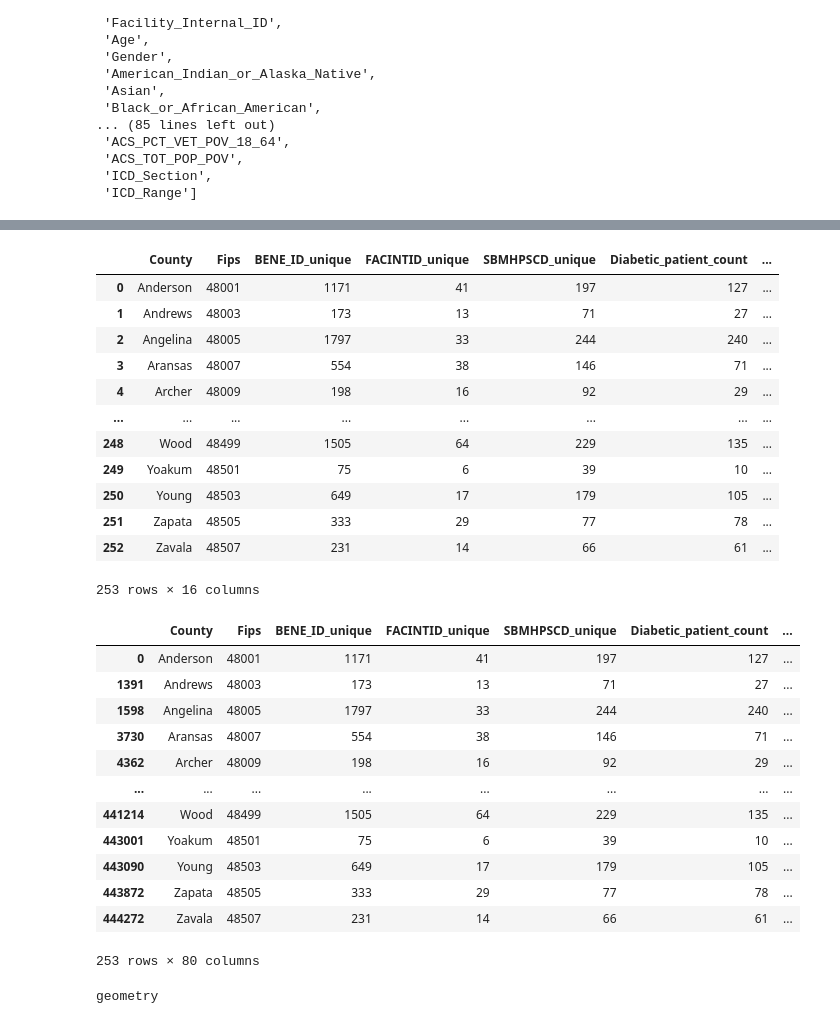
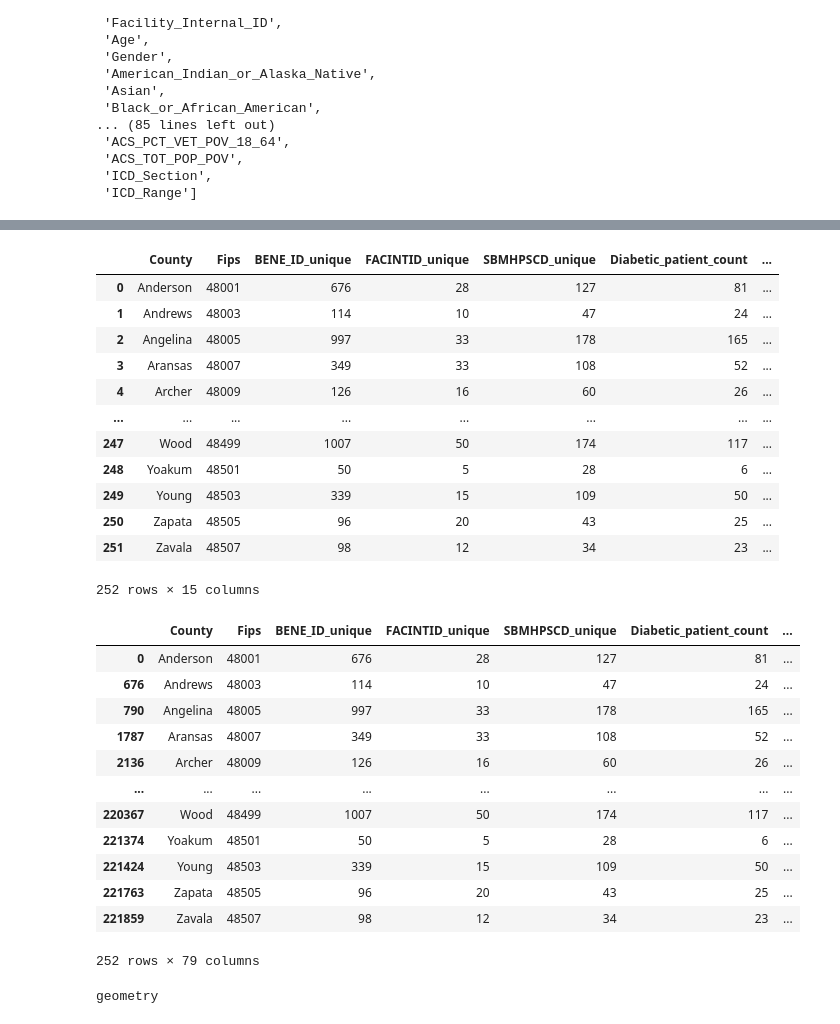
Before and after one commit to AI2TXST/PRECISION-Connect, a Jupyter notebook: src/building_connect_v2/finalDashboardData_v2.ipynb, the cells around one changed output, grey strips where cells are left out. Saved outputs shown, nothing was run; the diff lists cells and outputs as text; code cells hidden in the pictures.

```diff
--- a/src/building_connect_v2/finalDashboardData_v2.ipynb
+++ b/src/building_connect_v2/finalDashboardData_v2.ipynb
@@ -376,36 +375,35 @@ grouped_df.to_csv('data/streamlit_df.csv', index=False)
 # %%
 # Grouping the data
 grouped_df = merged_data_copy1.groupby(['County', 'Fips']).agg(
     BENE_ID_unique=('Beneficiary_ID', 'nunique'),
     FACINTID_unique=('Facility_Internal_ID', 'nunique'),
     SBMHPSCD_unique=('Submitted_HIPPS_Code', 'nunique'),
-    Diabetic_patient_count=('is_diabetes', lambda x: (x == 1).sum()),
-    HeartFailure_patient_count=('is_heart_failure', lambda x: (x == 1).sum()),
-    Hypertension_patient_count=('is_hypertension', lambda x: (x == 1).sum()),
-    RenalFailure_patient_count=('is_deceased', lambda x: (x == 1).sum()),
-    Readmission_1_count=('READMISSION', lambda x: (x == 1).sum()),
-    Readmission_0_count=('READMISSION', lambda x: (x == 0).sum()),
+    Diabetic_patient_count=('has_diabetes', lambda x: (x == 1).sum()),
+    HeartFailure_patient_count=('has_heart_failure', lambda x: (x == 1).sum()),
+    Hypertension_patient_count=('has_hypertension', lambda x: (x == 1).sum()),
+    Readmission_1_count=('ever_readmitted', lambda x: (x == 1).sum()),
+    Readmission_0_count=('ever_readmitted', lambda x: (x == 0).sum()),
     geometry=('geometry', 'first'),
     POP_URB=('POP_URB', 'first'),
     POPPCT_URB=('POPPCT_URB', 'first'),
     POP_RUR=('POP_RUR', 'first'),
     POPPCT_RUR=('POPPCT_RUR', 'first'),
 ).reset_index()
 grouped_df
 # %% [output]
 |  | County | Fips | BENE_ID_unique | FACINTID_unique | SBMHPSCD_unique | Diabetic_patient_count | ... |
-| 0 | Anderson | 48001 | 1171 | 41 | 197 | 127 | ... |
-| 1 | Andrews | 48003 | 173 | 13 | 71 | 27 | ... |
-| 2 | Angelina | 48005 | 1797 | 33 | 244 | 240 | ... |
-| 3 | Aransas | 48007 | 554 | 38 | 146 | 71 | ... |
-| 4 | Archer | 48009 | 198 | 16 | 92 | 29 | ... |
+| 0 | Anderson | 48001 | 676 | 28 | 127 | 81 | ... |
+| 1 | Andrews | 48003 | 114 | 10 | 47 | 24 | ... |
+| 2 | Angelina | 48005 | 997 | 33 | 178 | 165 | ... |
+| 3 | Aransas | 48007 | 349 | 33 | 108 | 52 | ... |
+| 4 | Archer | 48009 | 126 | 16 | 60 | 26 | ... |
 | ... | ... | ... | ... | ... | ... | ... | ... |
-| 248 | Wood | 48499 | 1505 | 64 | 229 | 135 | ... |
-| 249 | Yoakum | 48501 | 75 | 6 | 39 | 10 | ... |
-| 250 | Young | 48503 | 649 | 17 | 179 | 105 | ... |
-| 251 | Zapata | 48505 | 333 | 29 | 77 | 78 | ... |
-| 252 | Zavala | 48507 | 231 | 14 | 66 | 61 | ... |
+| 247 | Wood | 48499 | 1007 | 50 | 174 | 117 | ... |
+| 248 | Yoakum | 48501 | 50 | 5 | 28 | 6 | ... |
+| 249 | Young | 48503 | 339 | 15 | 109 | 50 | ... |
+| 250 | Zapata | 48505 | 96 | 20 | 43 | 25 | ... |
+| 251 | Zavala | 48507 | 98 | 12 | 34 | 23 | ... |
-253 rows × 16 columns
+252 rows × 15 columns
 # %%
 sdoh =merged_data_copy1[['County',
  'Fips',
@@ -479,18 +477,18 @@ df = grouped_df.merge(sdoh, on=['County', 'Fips']).drop_duplicates()
 df
 # %% [output]
 |  | County | Fips | BENE_ID_unique | FACINTID_unique | SBMHPSCD_unique | Diabetic_patient_count | ... |
-| 0 | Anderson | 48001 | 1171 | 41 | 197 | 127 | ... |
-| 1391 | Andrews | 48003 | 173 | 13 | 71 | 27 | ... |
-| 1598 | Angelina | 48005 | 1797 | 33 | 244 | 240 | ... |
-| 3730 | Aransas | 48007 | 554 | 38 | 146 | 71 | ... |
-| 4362 | Archer | 48009 | 198 | 16 | 92 | 29 | ... |
+| 0 | Anderson | 48001 | 676 | 28 | 127 | 81 | ... |
+| 676 | Andrews | 48003 | 114 | 10 | 47 | 24 | ... |
+| 790 | Angelina | 48005 | 997 | 33 | 178 | 165 | ... |
+| 1787 | Aransas | 48007 | 349 | 33 | 108 | 52 | ... |
+| 2136 | Archer | 48009 | 126 | 16 | 60 | 26 | ... |
 | ... | ... | ... | ... | ... | ... | ... | ... |
-| 441214 | Wood | 48499 | 1505 | 64 | 229 | 135 | ... |
-| 443001 | Yoakum | 48501 | 75 | 6 | 39 | 10 | ... |
-| 443090 | Young | 48503 | 649 | 17 | 179 | 105 | ... |
-| 443872 | Zapata | 48505 | 333 | 29 | 77 | 78 | ... |
-| 444272 | Zavala | 48507 | 231 | 14 | 66 | 61 | ... |
+| 220367 | Wood | 48499 | 1007 | 50 | 174 | 117 | ... |
+| 221374 | Yoakum | 48501 | 50 | 5 | 28 | 6 | ... |
+| 221424 | Young | 48503 | 339 | 15 | 109 | 50 | ... |
+| 221763 | Zapata | 48505 | 96 | 20 | 43 | 25 | ... |
+| 221859 | Zavala | 48507 | 98 | 12 | 34 | 23 | ... |
-253 rows × 80 columns
+252 rows × 79 columns
 # %%
 print(df['geometry'].dtype)
 # %% [output]
```
Also changed, not shown: parts of 10 cells of this notebook, 58 other files.
